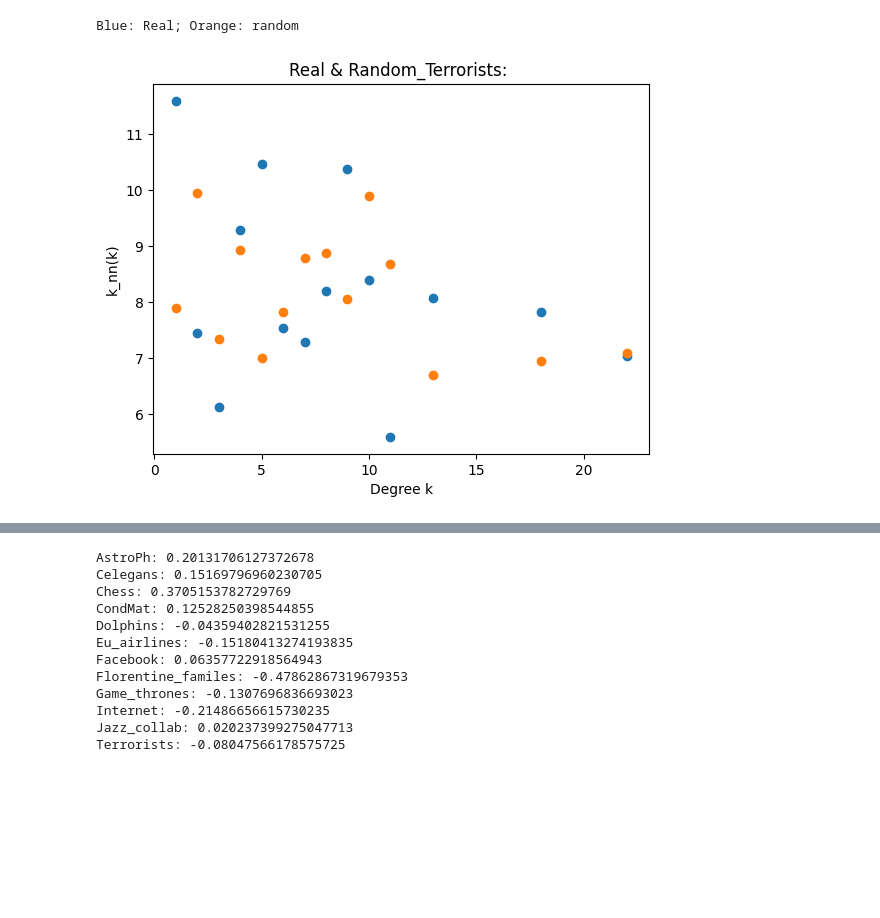
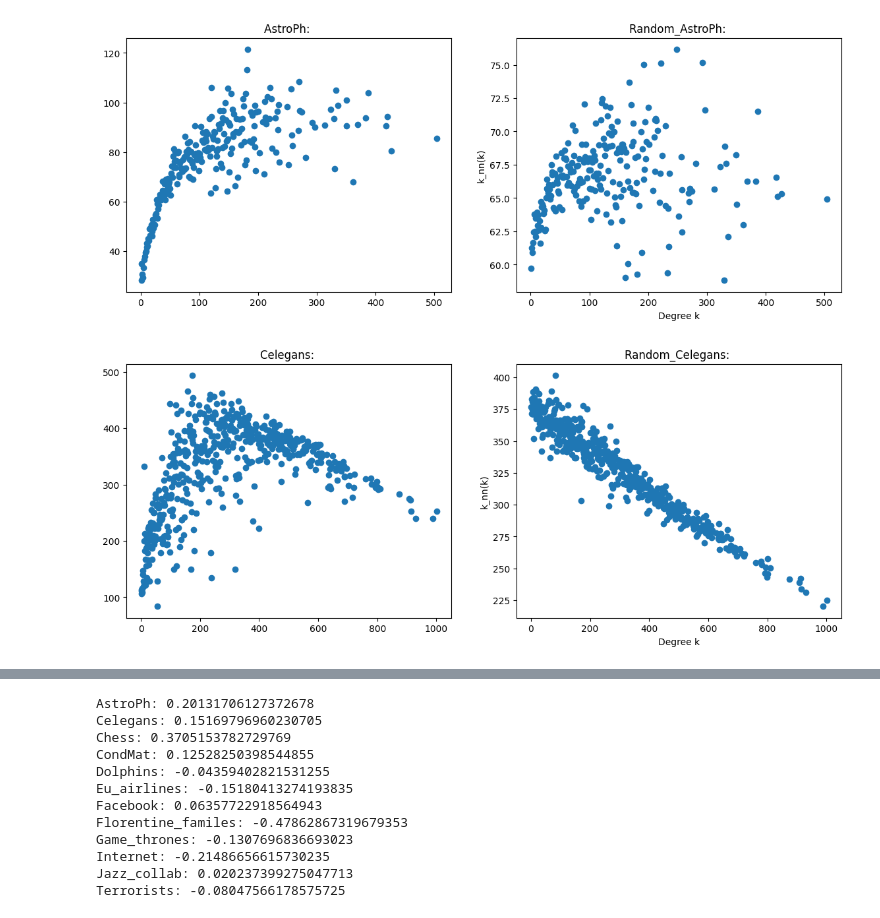
Before and after one commit to huyim/Netsci, a Jupyter notebook: Assi2/Hu_Yiming_EX2.ipynb, the cells around one changed output, grey strips where cells are left out. Drawn from its saved outputs; the diff is of its cells as text; code cells hidden in the pictures; blank space fills up the shorter version.

```diff
--- a/Assi2/Hu_Yiming_EX2.ipynb
+++ b/Assi2/Hu_Yiming_EX2.ipynb
@@ -48,10 +48,20 @@ grnd_jazz = nx.read_gml("data_random/graph_jazz_collab_random.gml")
 grnd_terrorists = nx.read_gml("data_random/graph_terrorists_random.gml")
 # %%
 #1. Plot the ave. degree
-def ave_deg(name, graph):
+def ave_deg(name, name_r, graph, graph_r):
     k = nx.average_degree_connectivity(graph)
+    k_r = nx.average_degree_connectivity(graph_r)
 
-    plt.scatter(k.keys(), k.values())
-    plt.title(name)
+    figure, axis = plt.subplots(1, 2, figsize=(14,5))
+
+    axis[0].scatter(k.keys(), k.values())
+    axis[0].set_title(name)
+
     plt.xlabel('Degree k')
     plt.ylabel('k_nn(k)')
+
+    axis[1].scatter(k_r.keys(), k_r.values())
+    axis[1].set_title(name_r)
+
+    plt.xlabel('Degree k')
+    plt.ylabel('k_nn(k)')
@@ -135,7 +68,8 @@ Blue: Real; Orange: random
-# %%
-print("Blue: Real; Orange: random")
-ave_deg("Terrorists: ", g_terrorists)
-ave_deg("Real & Random_Terrorists: ", grnd_terrorists)
-# %% [output]
-Blue: Real; Orange: random
-[figure, removed]
+# %%
+ave_deg("AstroPh: ", "Random_AstroPh: ", g_astroph, grnd_astroph)
+# %% [output]
+[figure, added]
+# %%
+ave_deg("Celegans: ", "Random_Celegans: ", g_celegans, grnd_celegans)
+# %% [output]
+[figure, added]
```
Also changed, not shown: parts of 21 cells of this notebook.
